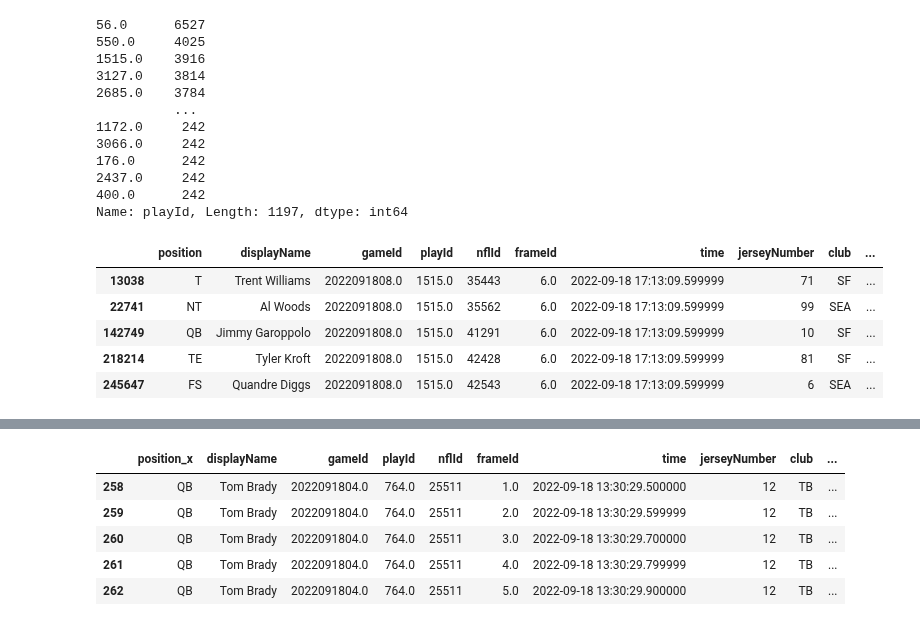
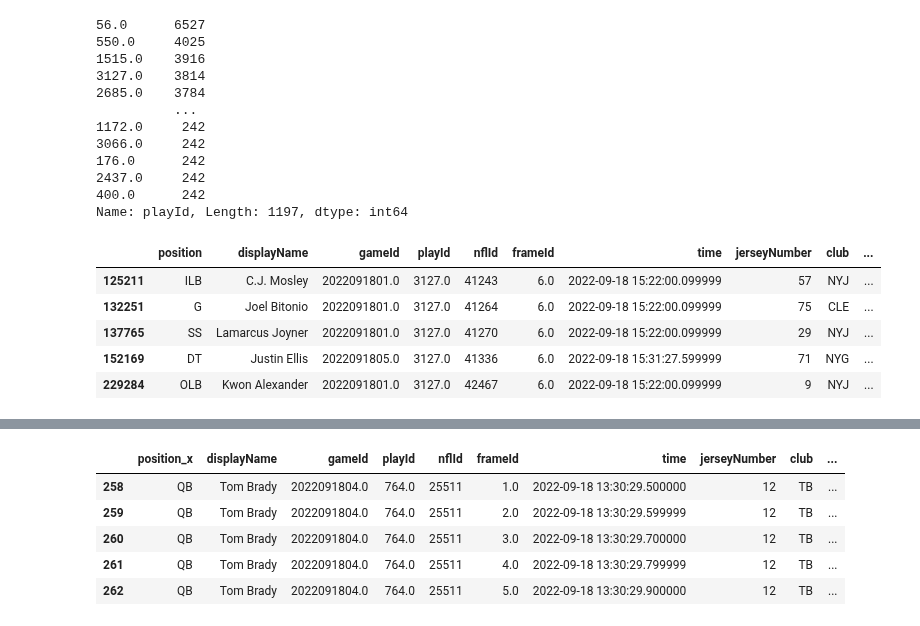
Before and after one commit to rfe123/umn_data_project_004, a Jupyter notebook: tracking_scratch.ipynb, the cells around one changed output, grey strips where cells are left out. Cells and saved outputs as stored; diff of their text form; code cells hidden in the pictures.

```diff
--- a/tracking_scratch.ipynb
+++ b/tracking_scratch.ipynb
@@ -104,22 +108,22 @@ tracking_df_clean['playId'].value_counts()
 Name: playId, Length: 1197, dtype: int64
 # %%
 def clean_data(tracking_df_clean):    # Filter rows based on column: 'event'
-    #tracking_df_clean = tracking_df_clean[tracking_df_clean['frameId'] == 6]
+    tracking_df_clean = tracking_df_clean[tracking_df_clean['frameId'] == 6]
     tracking_df_clean = tracking_df_clean.rename(columns={'position_x': 'position'})
     tracking_df_clean = tracking_df_clean[tracking_df_clean['event'] == "ball_snap"]
-    tracking_df_clean = tracking_df_clean[tracking_df_clean['playId'] == 1515]
-    tracking_df_clean = tracking_df_clean[tracking_df_clean['gameId'] == "2022091808.0"]
+    tracking_df_clean = tracking_df_clean[tracking_df_clean['playId'] == 3127]
+    #tracking_df_clean = tracking_df_clean[tracking_df_clean['gameId'] == "2022091801.0"]
     return tracking_df_clean
 
 single_frame_play = clean_data(tracking_df_clean.copy())
 single_frame_play.head()
 # %% [output]
 |  | position | displayName | gameId | playId | nflId | frameId | time | jerseyNumber | club | ... |
-| 13038 | T | Trent Williams | 2022091808.0 | 1515.0 | 35443 | 6.0 | 2022-09-18 17:13:09.599999 | 71 | SF | ... |
-| 22741 | NT | Al Woods | 2022091808.0 | 1515.0 | 35562 | 6.0 | 2022-09-18 17:13:09.599999 | 99 | SEA | ... |
-| 142749 | QB | Jimmy Garoppolo | 2022091808.0 | 1515.0 | 41291 | 6.0 | 2022-09-18 17:13:09.599999 | 10 | SF | ... |
-| 218214 | TE | Tyler Kroft | 2022091808.0 | 1515.0 | 42428 | 6.0 | 2022-09-18 17:13:09.599999 | 81 | SF | ... |
-| 245647 | FS | Quandre Diggs | 2022091808.0 | 1515.0 | 42543 | 6.0 | 2022-09-18 17:13:09.599999 | 6 | SEA | ... |
+| 125211 | ILB | C.J. Mosley | 2022091801.0 | 3127.0 | 41243 | 6.0 | 2022-09-18 15:22:00.099999 | 57 | NYJ | ... |
+| 132251 | G | Joel Bitonio | 2022091801.0 | 3127.0 | 41264 | 6.0 | 2022-09-18 15:22:00.099999 | 75 | CLE | ... |
+| 137765 | SS | Lamarcus Joyner | 2022091801.0 | 3127.0 | 41270 | 6.0 | 2022-09-18 15:22:00.099999 | 29 | NYJ | ... |
+| 152169 | DT | Justin Ellis | 2022091805.0 | 3127.0 | 41336 | 6.0 | 2022-09-18 15:31:27.599999 | 71 | NYG | ... |
+| 229284 | OLB | Kwon Alexander | 2022091801.0 | 3127.0 | 42467 | 6.0 | 2022-09-18 15:22:00.099999 | 9 | NYJ | ... |
 # %%
 single_frame_play.hvplot.scatter(
     x="x",
```
Also changed, not shown: parts of 2 cells of this notebook, 1 other file.
